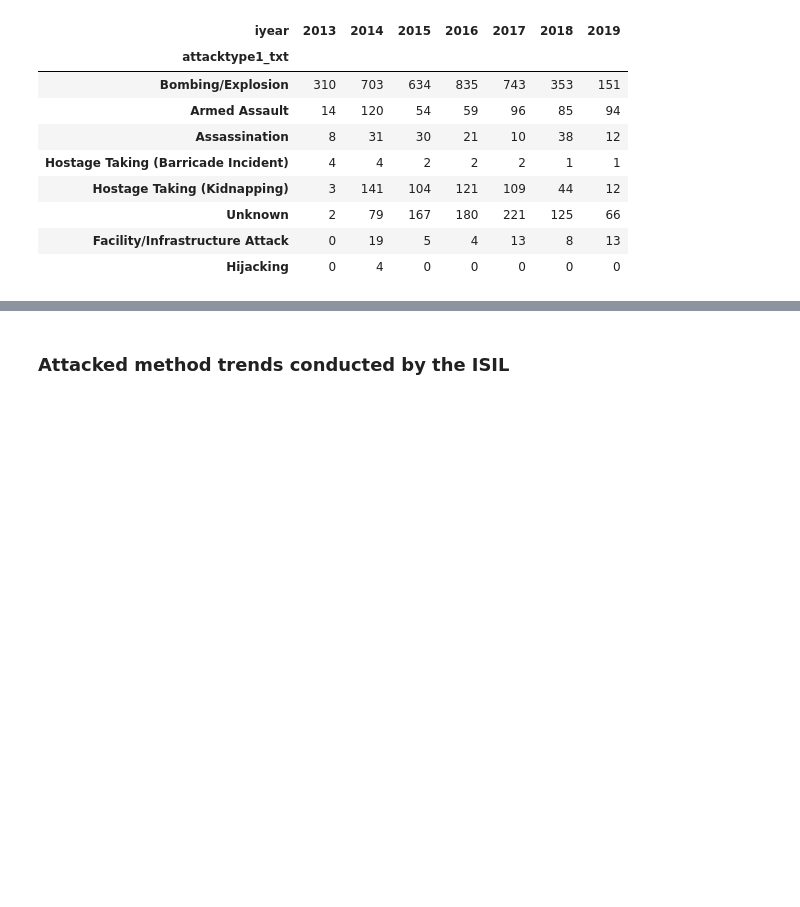
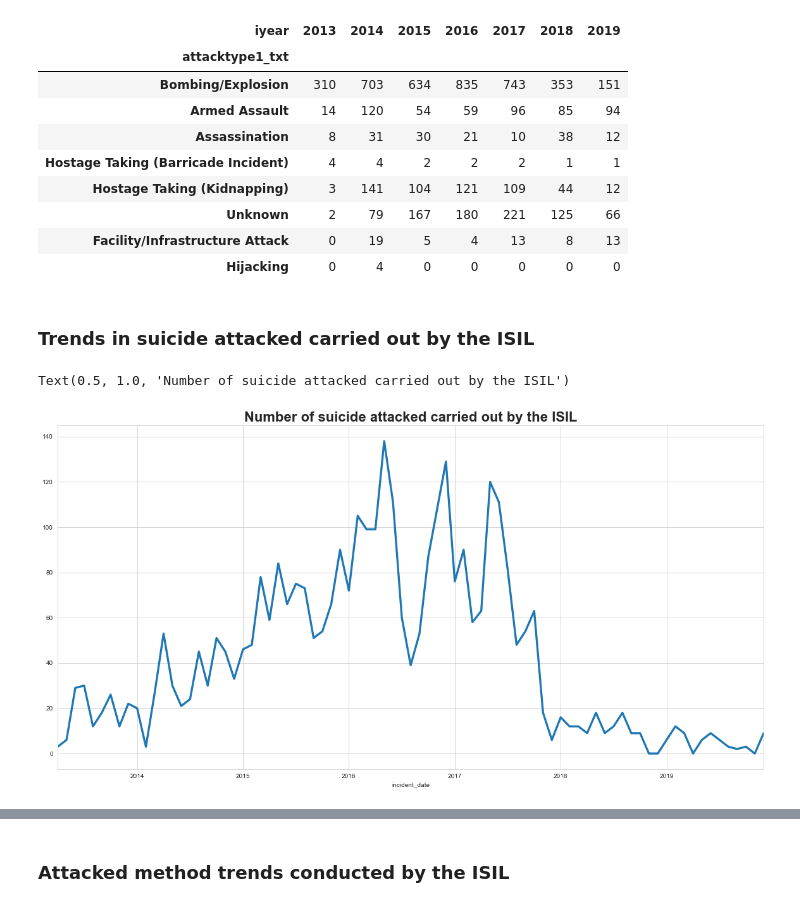
Before and after one commit to ratmadjads/DSC680, a Jupyter notebook: notebooks/DSC680_MileStoneThree_AtmadjaRio.ipynb, the cells around one changed output, grey strips where cells are left out. Saved outputs shown, nothing was run; the diff lists cells and outputs as text; code cells hidden in the pictures; blank space fills up the shorter version.

Commit message:
DSC-680: Add EDA for Asai'b Ahl al-Haqq(AAH) and ISIL suicide attacked

```diff
--- a/notebooks/DSC680_MileStoneThree_AtmadjaRio.ipynb
+++ b/notebooks/DSC680_MileStoneThree_AtmadjaRio.ipynb
@@ -21,7 +25,7 @@ from pandas.core.series import Series
 ### **Load the terrorist database**
 # %%
 pd.options.display.max_columns = 150
-terrorist_db: DataFrame = pd.read_excel("./terrorism_db.xlsx")
+terrorist_db: DataFrame = pd.read_excel("/Users/rioatmadja/Documents/Master/DSC530/ACME/MilestoneThree/terrorism_db.xlsx")
 middle_east_regions: DataFrame = terrorist_db[terrorist_db.country_txt.isin(list(map(lambda region: region.title(), MIDDLE_EAST_REGIONS)))].copy()
 middle_east_regions['incident_date'] = pd.to_datetime(middle_east_regions.apply(lambda row: np.nan if row['imonth'] == 0 or row['iday'] == 0 else f"{row['iyear']}-{row['imonth']}-{row['iday']}", axis=1), format="%Y-%m-%d")
 middle_east_regions.index = np.arange(1,middle_east_regions.shape[0]+1)
@@ -159,3 +163,11 @@ iraq_df.query("gname == 'Islamic State of Iraq and the Levant (ISIL)'").groupby(
 | Unknown | 2 | 79 | 167 | 180 | 221 | 125 | 66 |
 | Facility/Infrastructure Attack | 0 | 19 | 5 | 4 | 13 | 8 | 13 |
 | Hijacking | 0 | 4 | 0 | 0 | 0 | 0 | 0 |
+# %% [markdown]
+### **Trends in suicide attacked carried out by the ISIL**
+# %%
+ax = iraq_df.query("gname == 'Islamic State of Iraq and the Levant (ISIL)' & suicide == 1").set_index('incident_date')['attacktype1'].resample('M').sum().interpolate().plot(linewidth=3.3)
+ax.set_title("Number of suicide attacked carried out by the ISIL", fontweight='bold', fontsize=22)
+# %% [output]
+Text(0.5, 1.0, 'Number of suicide attacked carried out by the ISIL')
+[figure, added]
```
Also changed, not shown: parts of 23 cells of this notebook.
